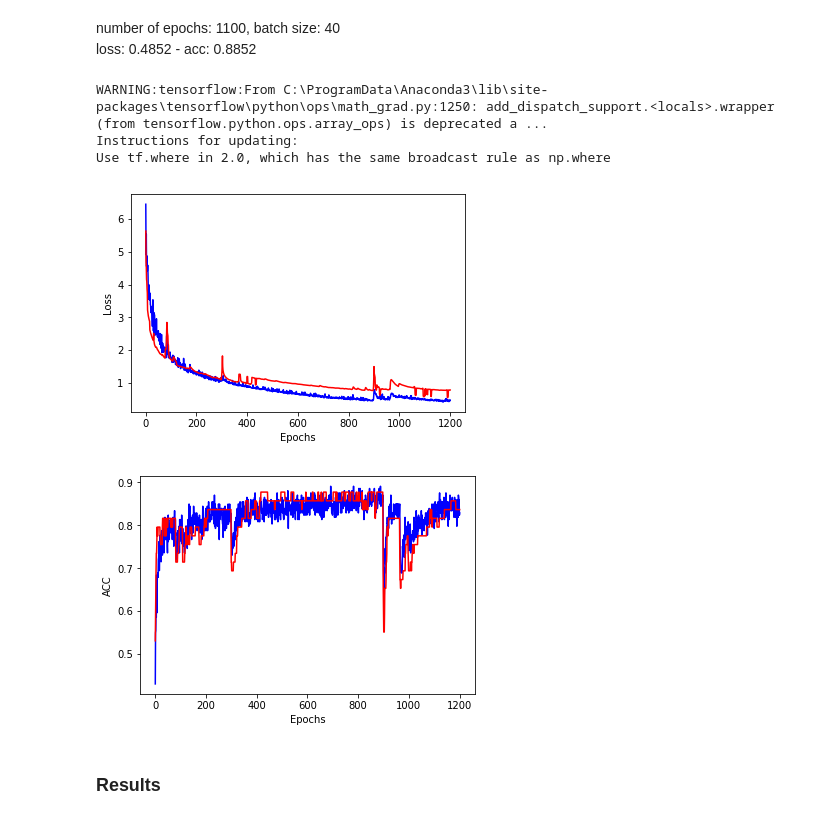
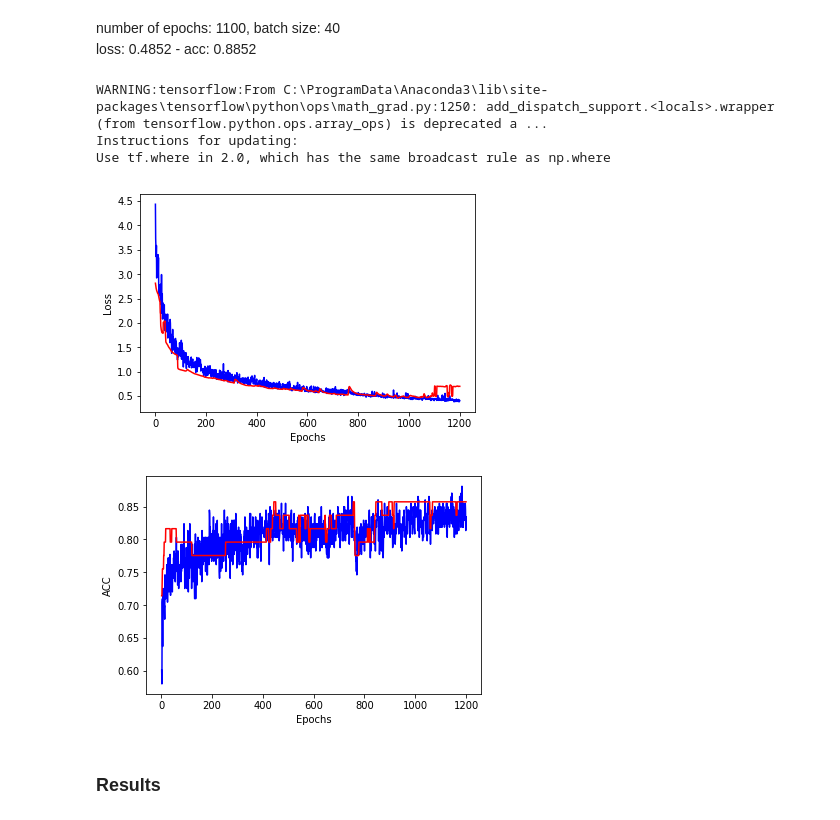
Before and after one commit to Yooru6/Machine-Learning-Group-Assignments, a Jupyter notebook: Case1/Case1_Przemek.ipynb, the cells around one changed output. Saved outputs shown, nothing was run; the diff lists cells and outputs as text; code cells hidden in the pictures.

```diff
--- a/Case1/Case1_Przemek.ipynb
+++ b/Case1/Case1_Przemek.ipynb
@@ -113,7 +113,32 @@ in order to makes testing and showing the resuts easier we made functions
 Fitting the model. We use 20% of remaining data for validation.
 # %%
 history = model
-def fitModel(num_epo,batch):
+def fitModel(num_epo,batch,neuron_amount):
+
+
+    #creating layers and defining parameters
+    LSTM_layer_num=3
+    layer_size = [neuron_amount]
+    activation_f="relu"
+    dropout=0.2
+    model = Sequential()
+
+
+    model.add(Dense(layer_size[0], input_shape =(13,),activation=activation_f,kernel_regularizer=regularizers.l2(0.05)))
+    model.add(Dropout(dropout))
+    model.add(Dense(layer_size[0], activation=activation_f,kernel_regularizer=regularizers.l2(0.05)))
+    model.add(Dropout(dropout))
+    model.add(Dense(1))
+
+    model.compile(loss = 'binary_crossentropy', optimizer = 'adam', metrics=['accuracy'])
+
+    ###Checkpoint###
+    checkpoint_name = 'Disease3x128Batch16.hdf5'
+    checkpoint = ModelCheckpoint(checkpoint_name, monitor='loss', verbose = 0, save_best_only = True, mode ='min')
+    callbacks_list = [checkpoint]
+
+
+
     # Fit the model :
     global history
     model_params = {'epochs': num_epo,
@@ -133,7 +158,8 @@ def fitModel(num_epo,batch):
                batch_size = model_params['batch_size'],
                callbacks= model_params['callbacks'],
                verbose = model_params['verbose'],
-               validation_split = model_params['validation_split']
+               validation_split = model_params['validation_split'],
+               shuffle = model_params['shuffle']
                      )
 # %% [markdown]
 ##### ploting results
@@ -204,14 +230,14 @@ best results for:
 number of epochs: 1100, batch size: 40 <br>
 loss: 0.4852 - acc: 0.8852
 # %%
-fitModel(1200,40)
+fitModel(1200,40,15)
 plot()
 # %% [output]
 WARNING:tensorflow:From C:\ProgramData\Anaconda3\lib\site-packages\tensorflow\python\ops\math_grad.py:1250: add_dispatch_support.<locals>.wrapper (from tensorflow.python.ops.array_ops) is deprecated a ...
 Instructions for updating:
 Use tf.where in 2.0, which has the same broadcast rule as np.where
-[figure, old version]
+[figure, new version]
-[figure, old version]
+[figure, new version]
 # %% [markdown]
 ### Results
 # %% [markdown]
```
Also changed, not shown: parts of 1 cell of this notebook, 1 other file.
